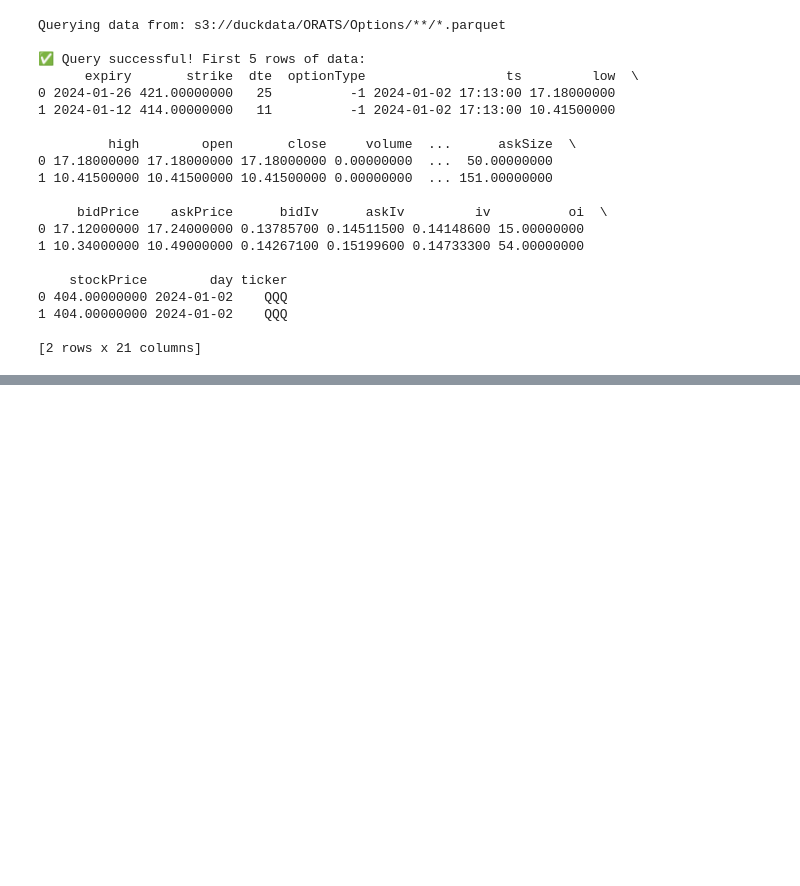
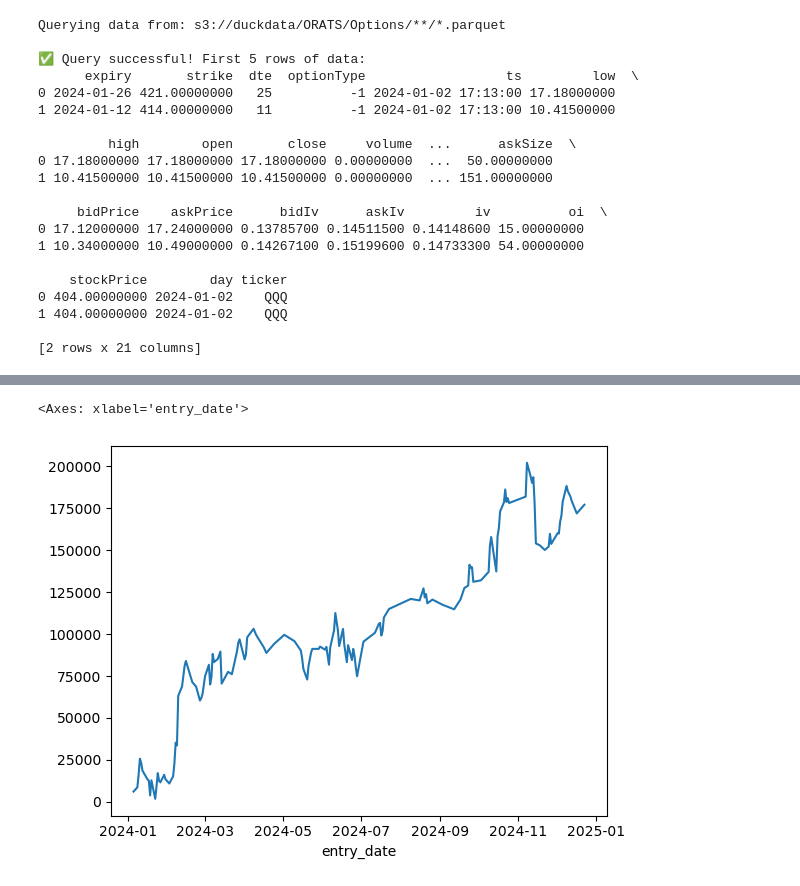
Before and after one commit to aakashtandon/US_options_ORATS, a Jupyter notebook: Straddle_0DTE_test.ipynb, the cells around one changed output, grey strips where cells are left out. Saved outputs shown, nothing was run; the diff lists cells and outputs as text; code cells hidden in the pictures; blank space fills up the shorter version.

```diff
--- a/Straddle_0DTE_test.ipynb
+++ b/Straddle_0DTE_test.ipynb
@@ -1192,20 +662,3 @@ def find_straddle_at_timestamp(con, ticker, timestamp, expiry_str, underlying_pr
     except Exception as e:
         print(f"An error occurred: {e}")
         return pd.DataFrame()
-# %%
-date_str = '2024-01-02'
-ticker = "SPY"
-query = f"""
-            SELECT
-                ts, strike, expiry, dte, optionType, volume, oi,
-                bidPrice, askPrice, bidIv, askIv, iv, stockPrice, ticker
-            FROM read_parquet('s3://duckdata/ORATS/Options/ticker={ticker}/day={date_str}/*.parquet')
-
-        """
-
-straddle_df = con.execute(query).df()
-
-if straddle_df.empty:
-    print("INFO: Could not find matching straddle options at this timestamp.")
-
-straddle_df['ts'] = pd.to_datetime(straddle_df['ts'].dt.tz_localize('UTC').dt.tz_convert('America/New_York').dt.tz_localize(None))
@@ -1410,9 +664,0 @@ com_df
-# %%
-daily_event_groups = com_df.groupby(com_df.index.date)
-for day, daily_events_df in daily_event_groups:
-
-    # --- 3. Select only the FIRST event of the day ---
-    first_event_timestamp = daily_events_df.index[0]
-    first_event_row = daily_events_df.iloc[0]
-
-    print(f"Firs event timestamp is {first_event_timestamp}")
@@ -1815,0 +665,6 @@ NameError: name 'com_df' is not defined
+# %%
+
+# Example 1: 0DTE At-the-Money LONG STRADDLE
+strategy_config = {
+    'Leg1': {'action': 'SELL', 'option_type': -1, 'expiry_offset': 0, 'strike_offset': 1}  # Sell ATM Call
+    }   # Buy 1DTE call
@@ -1815,0 +1160,3 @@ NameError: name 'com_df' is not defined
+# %%
+local_trade_log2 = pd.DataFrame(final_trade_log_list)
+daily_profits = local_trade_log2.groupby(local_trade_log2['entry_date'].dt.date)['profit'].sum()
@@ -1815,0 +1195,6 @@ NameError: name 'com_df' is not defined
+# %%
+daily_profits
+daily_profits.cumsum().plot()
+# %% [output]
+<Axes: xlabel='entry_date'>
+[figure, added]
```
Also changed, not shown: parts of 56 cells of this notebook, 11 other files.
